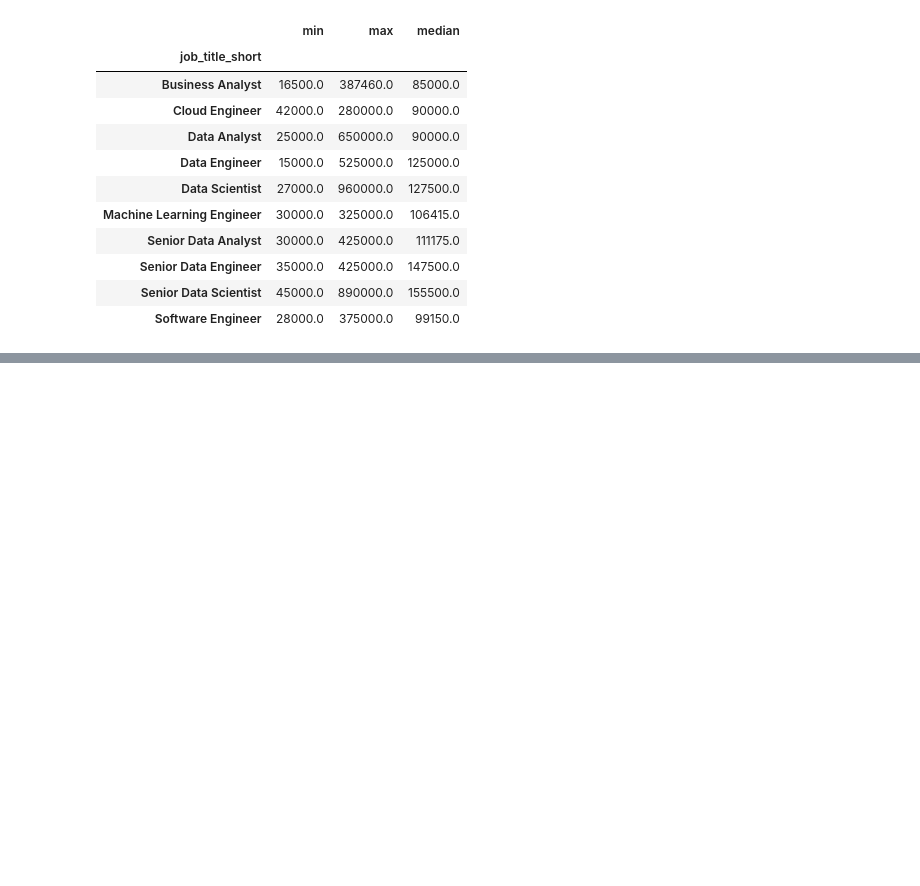
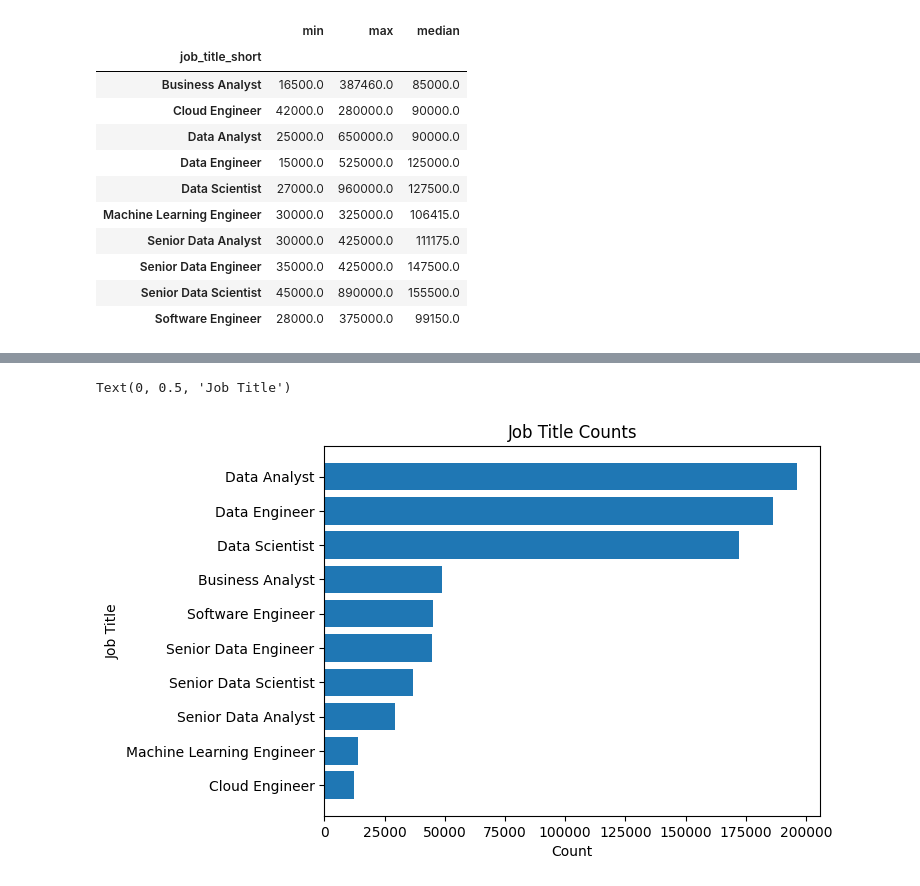
Before and after one commit to jonataneklof2025/Python-for-data-analys-youtube-kurs, a Jupyter notebook: pythonpractice.ipynb, the cells around one changed output, grey strips where cells are left out. Cells and saved outputs as stored; diff of their text form; code cells hidden in the pictures; blank space fills up the shorter version.

```diff
--- a/pythonpractice.ipynb
+++ b/pythonpractice.ipynb
@@ -908,0 +973,13 @@ df.groupby("job_title_short")["salary_year_avg"].agg(["min", "max", "median"])
+# %%
+job_counts = df.job_title_short.value_counts()
+# %%
+job_counts = job_counts.sort_values(ascending=True)
+plt.barh(job_counts.index, job_counts, )
+plt.title("Job Title Counts")
+plt.xlabel("Count")
+plt.ylabel("Job Title")
+
+#h for horizontal
+# %% [output]
+Text(0, 0.5, 'Job Title')
+[figure, added]
```
Also changed, not shown: parts of 17 cells of this notebook.
